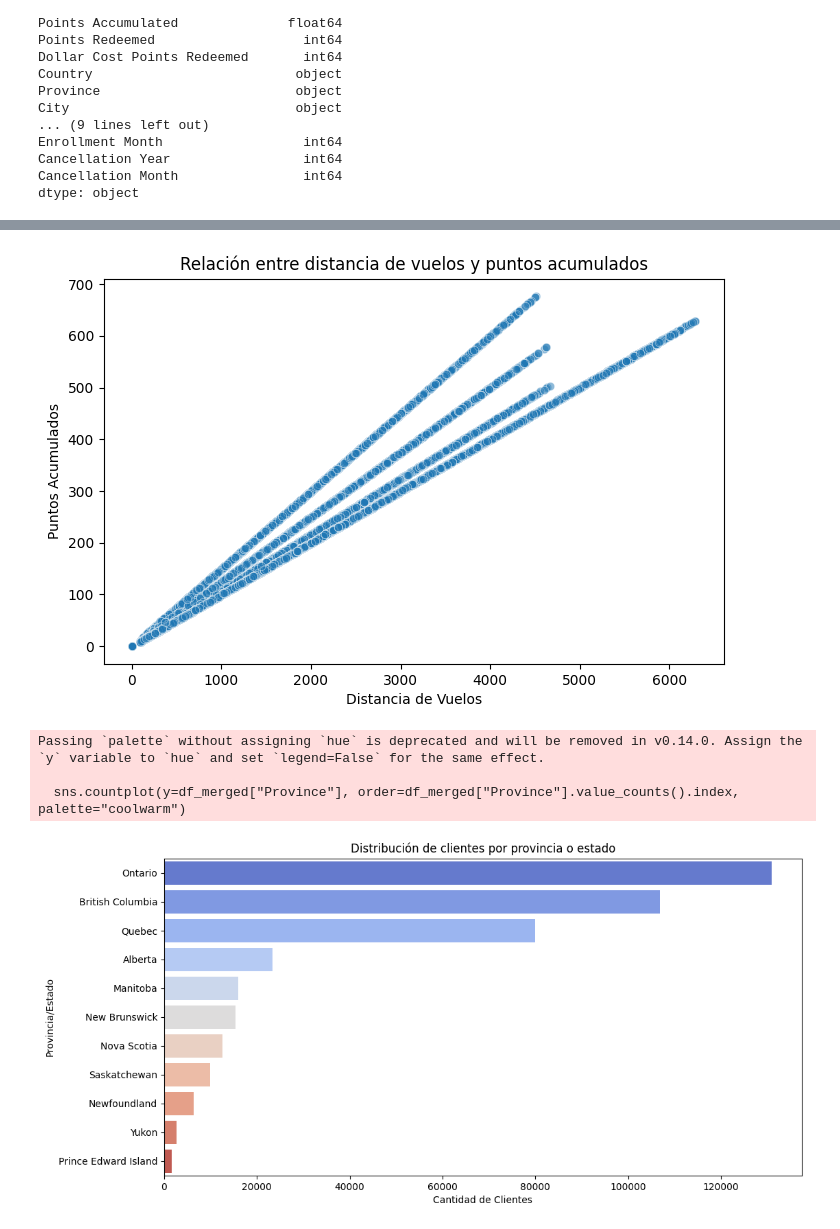
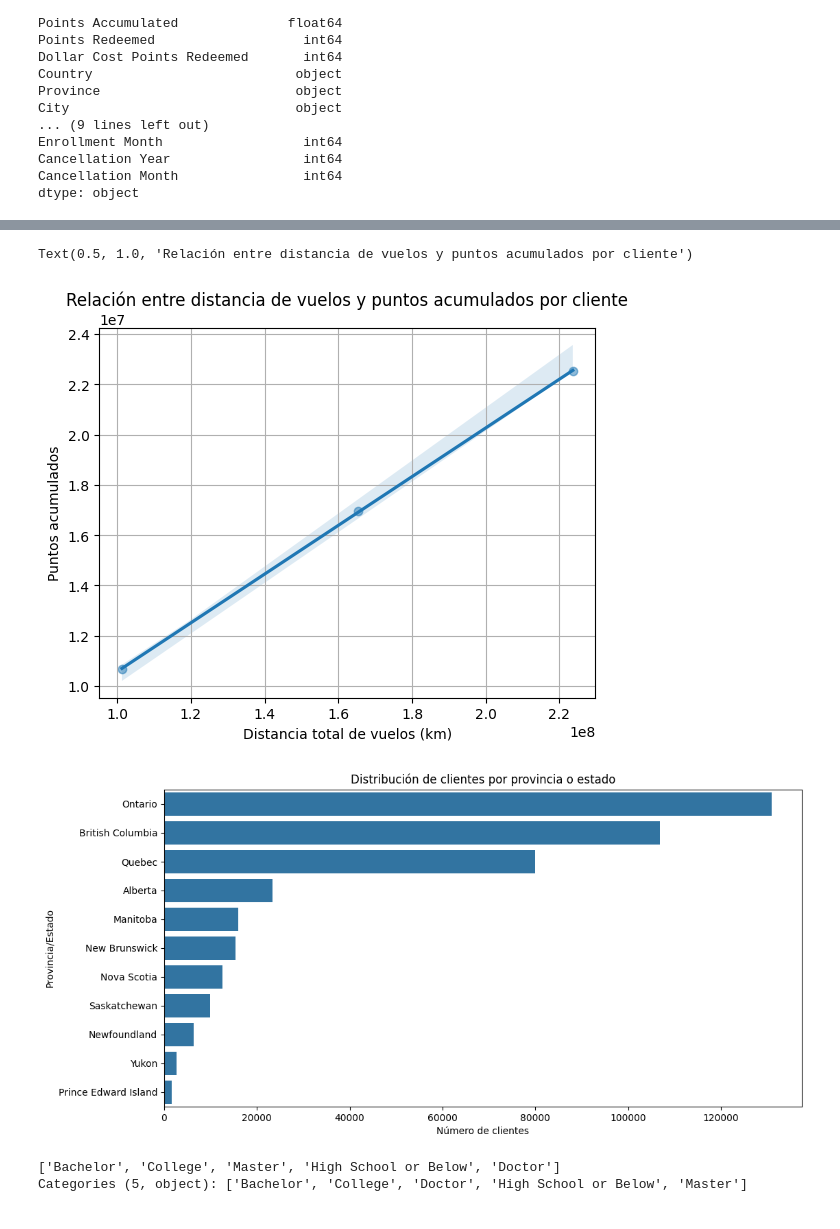
Before and after one commit to antoaag/Adalab-bda-modulo-3-evaluacion-final-antoaag, a Jupyter notebook: examen final modulo 3.ipynb, the cells around one changed output, grey strips where cells are left out. Drawn from its saved outputs; the diff is of its cells as text; code cells hidden in the pictures.

```diff
--- a/examen final modulo 3.ipynb
+++ b/examen final modulo 3.ipynb
@@ -237,12 +257,16 @@ plt.show()
+# %%
+#agrupo los datos de distancia y puntos acumulados por clientes unicos
+
+customer_distance_data = df_merged.groupby("Loyalty Card")[["Distance", "Points Accumulated"]].sum().reset_index()
 # %%
-plt.figure(figsize=(8,5))
+#Graficamos con scatterplot porque se ven mejores las relaciones entre dos variables, positiva, negativa o sin relación en concreto regplot
+# Para ver mejor la tendencia con la linea de regresion
 
-# Gráfico de dispersión con seaborn
-sns.scatterplot(x=df_merged["Distance"], y=df_merged["Points Accumulated"], alpha=0.5)
-
-plt.xlabel("Distancia de Vuelos")
-plt.ylabel("Puntos Acumulados")
-plt.title("Relación entre distancia de vuelos y puntos acumulados")
-plt.show()
+sns.regplot(x="Distance", y="Points Accumulated", data=customer_distance_data, scatter_kws={"alpha":0.5})
+plt.xlabel("Distancia total de vuelos (km)")
+plt.ylabel("Puntos acumulados")
+plt.grid(True) #Cuadricula de fondo
+plt.title("Relación entre distancia de vuelos y puntos acumulados por cliente")
 # %% [output]
+Text(0.5, 1.0, 'Relación entre distancia de vuelos y puntos acumulados por cliente')
-[figure, old version]
+[figure, new version]
@@ -249,15 +278,17 @@ plt.show()
 # %%
-plt.figure(figsize=(12,6))
+#Graficado con barras para ver facilmente donde hay mas o menos clientews
 
-# Conteo de clientes por provincia
-sns.countplot(y=df_merged["Province"], order=df_merged["Province"].value_counts().index, palette="coolwarm")
-
-plt.xlabel("Cantidad de Clientes")
+plt.figure(figsize=(12, 6))
+sns.countplot(y="Province", data=df_merged, order=df_merged["Province"].value_counts().index)
+plt.xlabel("Número de clientes")
 plt.ylabel("Provincia/Estado")
 plt.title("Distribución de clientes por provincia o estado")
-plt.show()
+
+plt.show() #lo pongo que si no me sale el textito ese de text nose que
 # %% [output]
-Passing `palette` without assigning `hue` is deprecated and will be removed in v0.14.0. Assign the `y` variable to `hue` and set `legend=False` for the same effect.
-
-  sns.countplot(y=df_merged["Province"], order=df_merged["Province"].value_counts().index, palette="coolwarm")
-[figure, old version]
+[figure, new version]
+# %%
+df_merged["Education"].unique()
+# %% [output]
+['Bachelor', 'College', 'Master', 'High School or Below', 'Doctor']
+Categories (5, object): ['Bachelor', 'College', 'Doctor', 'High School or Below', 'Master']
```
Also changed, not shown: parts of 20 cells of this notebook.
